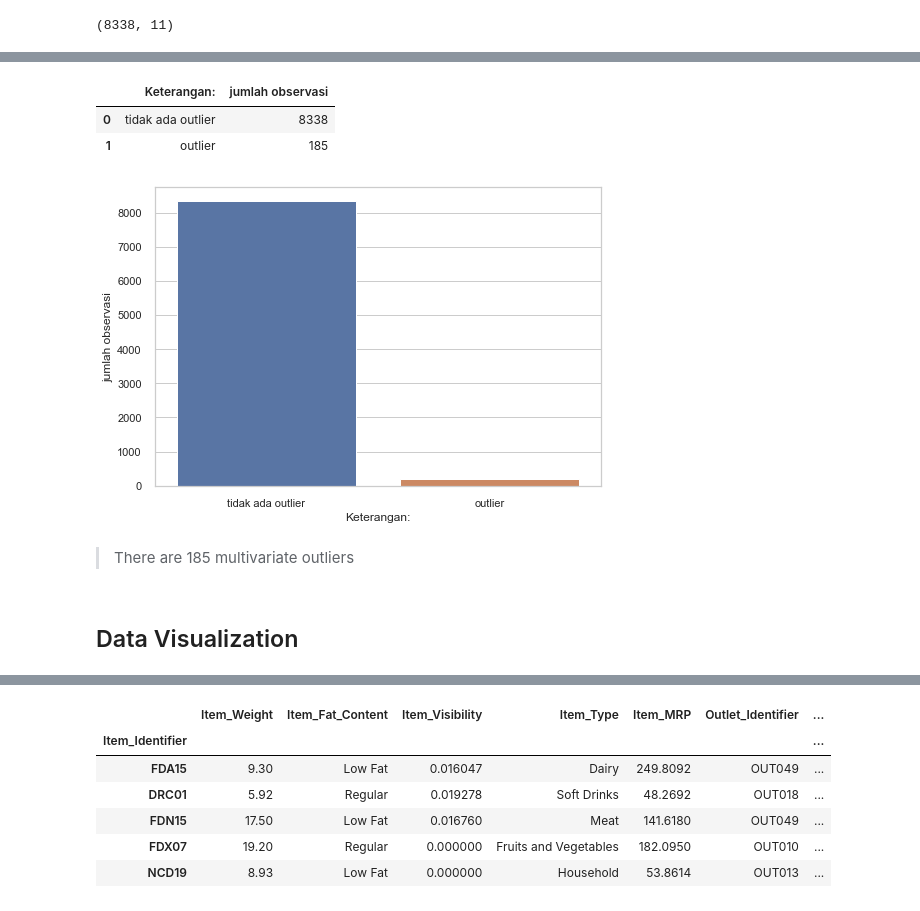
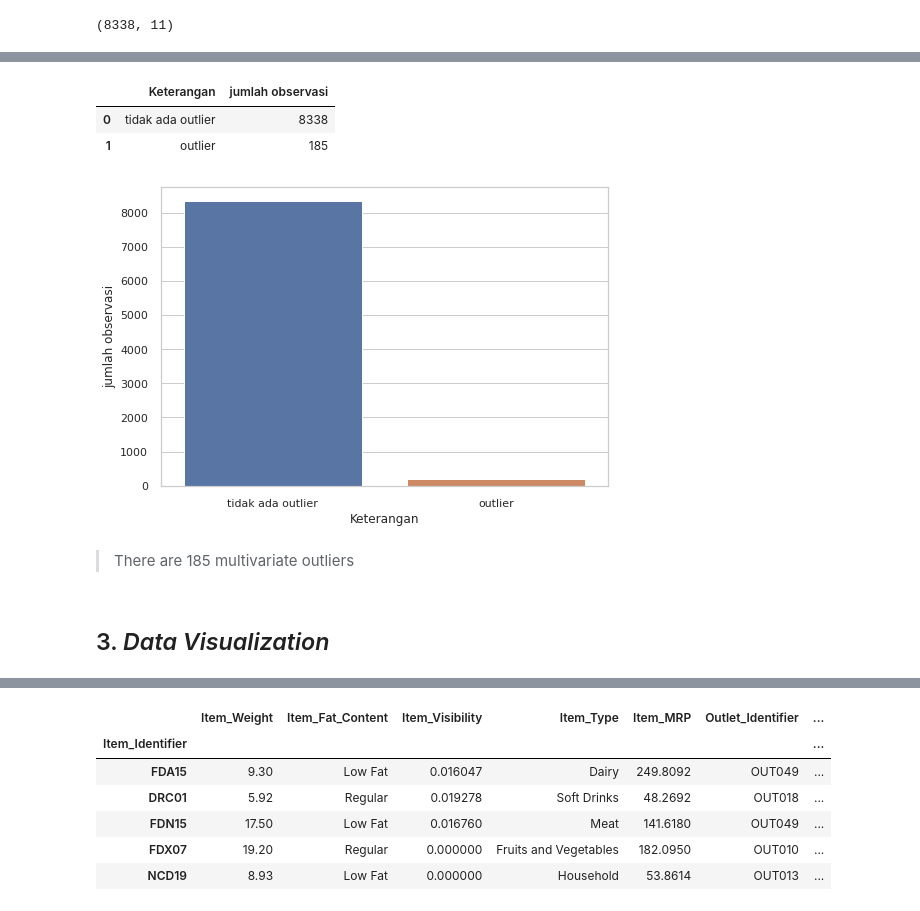
Before and after one commit to Rakhid16/dsc-utm-2020, a Jupyter notebook: Pertemuan 3 - Praproses 1/Preprocessing Data.ipynb, the cells around one changed output, grey strips where cells are left out. Saved outputs shown, nothing was run; the diff lists cells and outputs as text; code cells hidden in the pictures.

```diff
--- a/Pertemuan 3 - Praproses 1/Preprocessing Data.ipynb
+++ b/Pertemuan 3 - Praproses 1/Preprocessing Data.ipynb
@@ -280,19 +330,21 @@ print(outlier.shape)
 import seaborn as sns
 sns.set(style="whitegrid")
 # %%
-c=pd.DataFrame([])
-c["Keterangan:"]=["tidak ada outlier","outlier"]
-c["jumlah observasi"]=[8338,8523-8338]
-c
+data_baru = pd.DataFrame([])
+
+data_baru["Keterangan"] = ["tidak ada outlier","outlier"]
+data_baru["jumlah observasi"] = [8338, 8523-8338]
+
+data_baru
 # %% [output]
-|  | Keterangan: | jumlah observasi |
+|  | Keterangan | jumlah observasi |
 | 0 | tidak ada outlier | 8338 |
 | 1 | outlier | 185 |
 # %%
-plot=sns.barplot(x="Keterangan:",y="jumlah observasi",data=c)
+plot=sns.barplot(x="Keterangan",y="jumlah observasi",data=data_baru)
 # %% [output]
-[figure, old version]
+[figure, new version]
 # %% [markdown]
 > There are 185 multivariate outliers
 # %% [markdown]
-## Data Visualization
+## 3. <i>Data Visualization</i>
```
Also changed, not shown: parts of 59 cells of this notebook.
